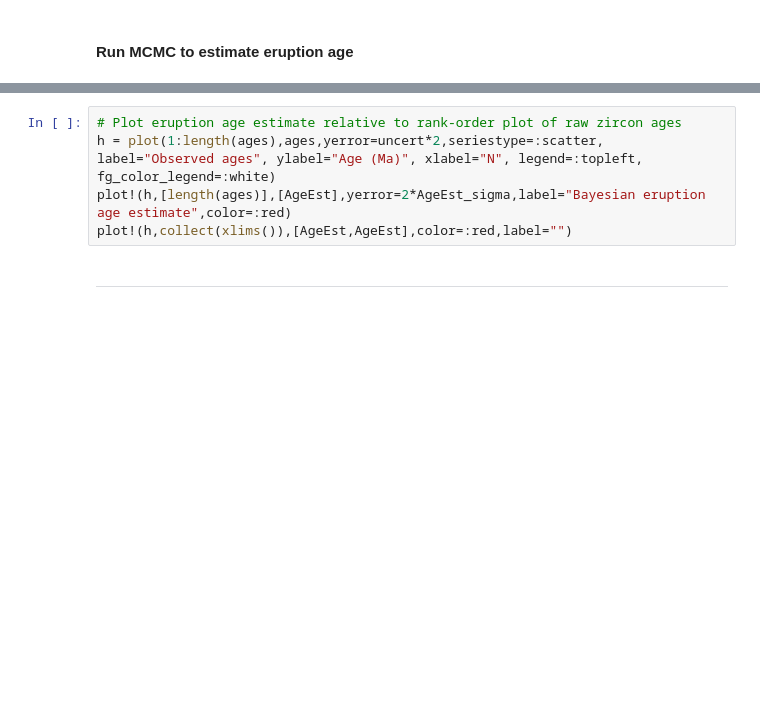
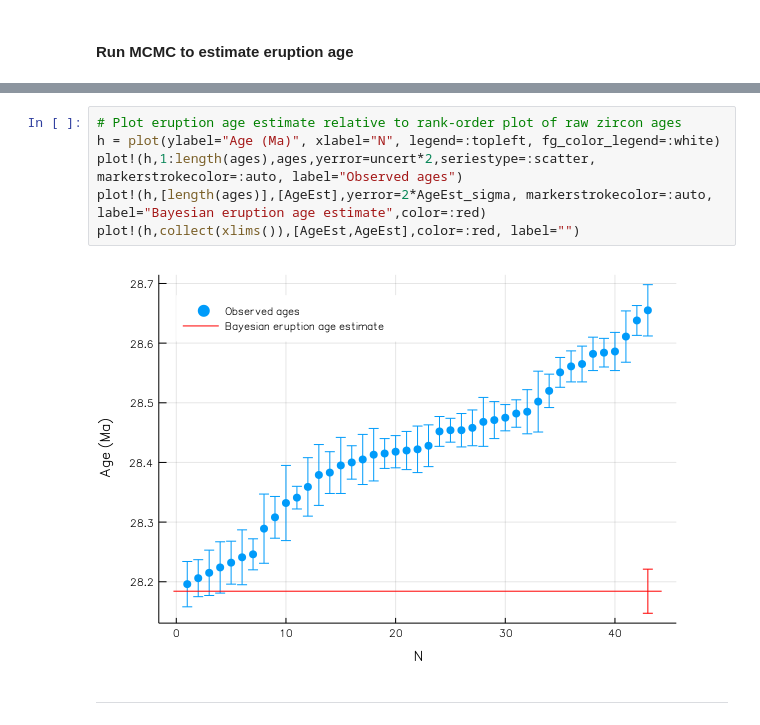
Before and after one commit to brenhinkeller/BayeZirChron.c, a Jupyter notebook: julia/demo.ipynb, the cells around one changed output, grey strips where cells are left out. Saved outputs shown, nothing was run; the diff lists cells and outputs as text; blank space fills up the shorter version.

```diff
--- a/julia/demo.ipynb
+++ b/julia/demo.ipynb
@@ -152,7 +161,10 @@ Estimated eruption age:
 # %%
 # Plot eruption age estimate relative to rank-order plot of raw zircon ages
-h = plot(1:length(ages),ages,yerror=uncert*2,seriestype=:scatter, label="Observed ages", ylabel="Age (Ma)", xlabel="N", legend=:topleft, fg_color_legend=:white)
-plot!(h,[length(ages)],[AgeEst],yerror=2*AgeEst_sigma,label="Bayesian eruption age estimate",color=:red)
-plot!(h,collect(xlims()),[AgeEst,AgeEst],color=:red,label="")
+h = plot(ylabel="Age (Ma)", xlabel="N", legend=:topleft, fg_color_legend=:white)
+plot!(h,1:length(ages),ages,yerror=uncert*2,seriestype=:scatter, markerstrokecolor=:auto, label="Observed ages")
+plot!(h,[length(ages)],[AgeEst],yerror=2*AgeEst_sigma, markerstrokecolor=:auto, label="Bayesian eruption age estimate",color=:red)
+plot!(h,collect(xlims()),[AgeEst,AgeEst],color=:red, label="")
+# %% [output]
+[figure, added]
 # %% [markdown]
 ***
```
Also changed, not shown: parts of 5 cells of this notebook.
